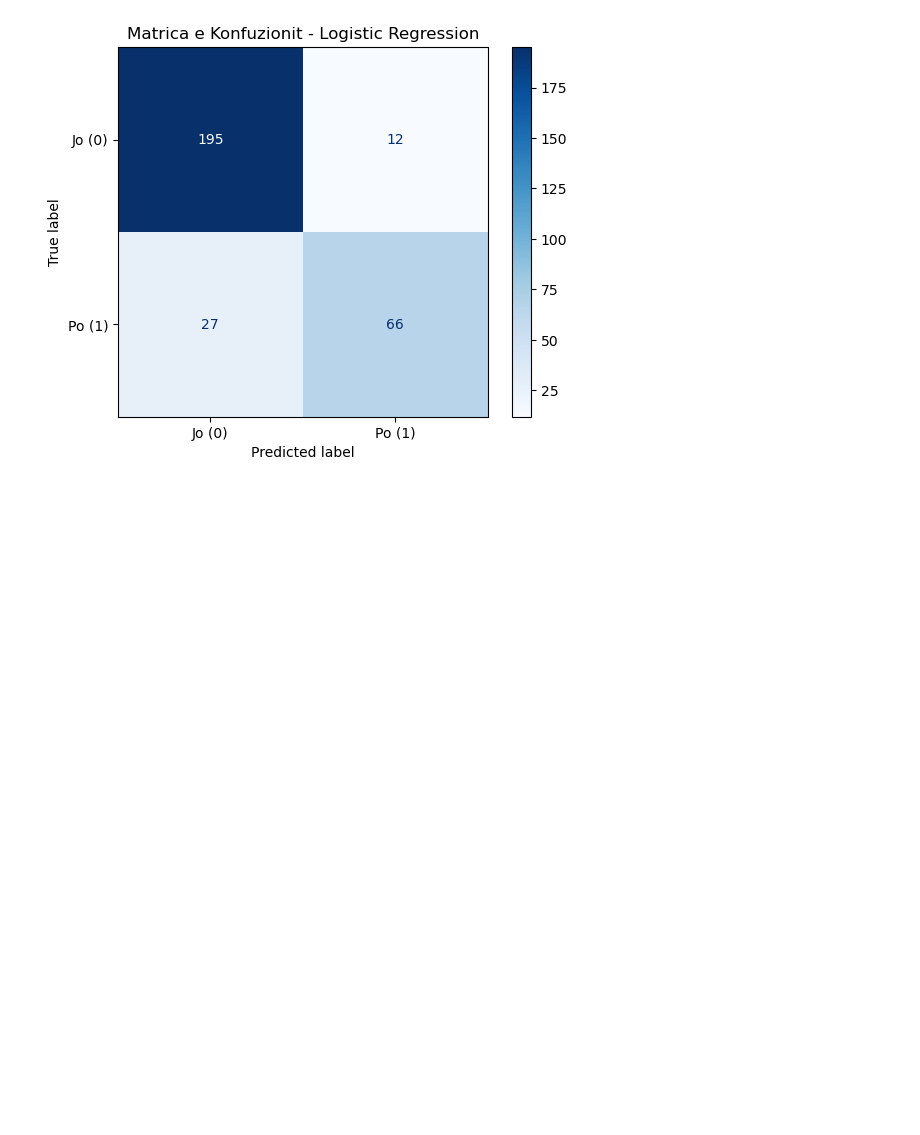
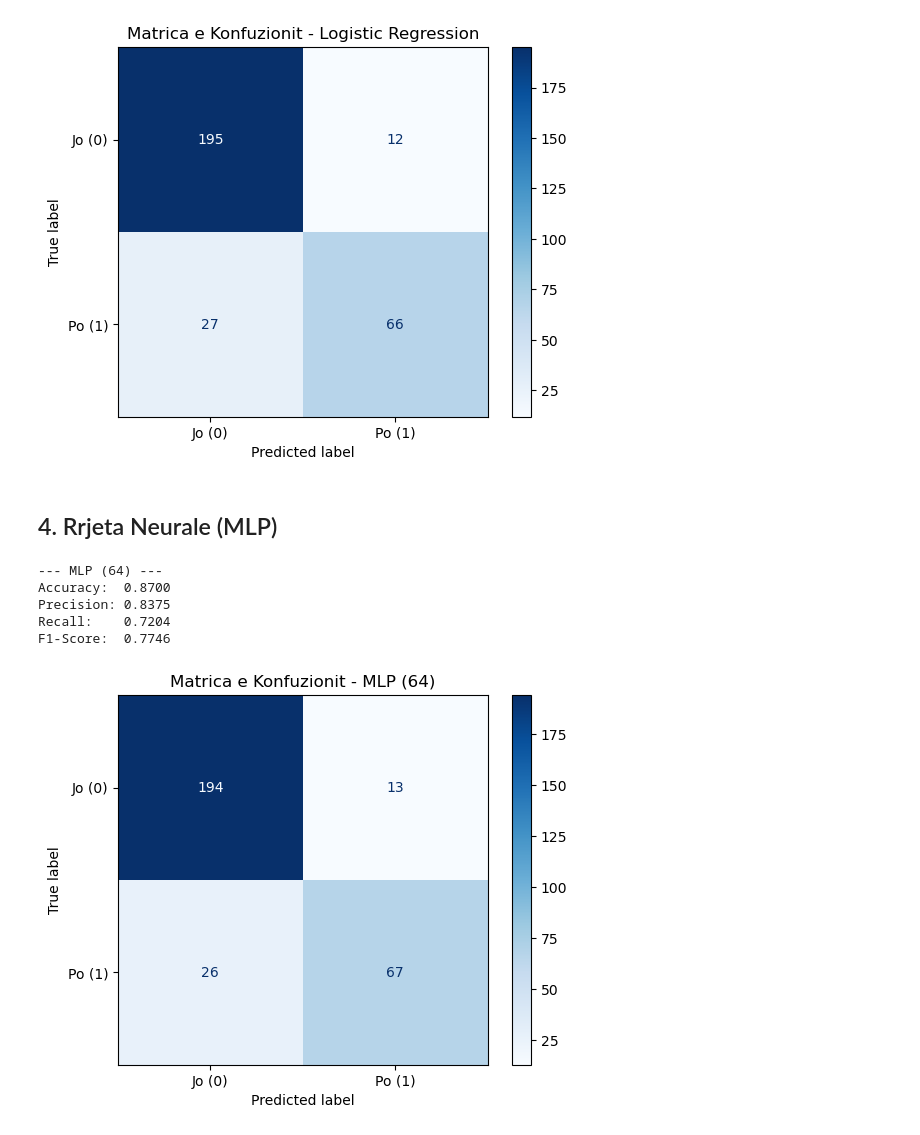
Before and after one commit to ArdianAsani/jobmatch-ml, a Jupyter notebook: notebooks/jobmatch_ml.ipynb, the cells around one changed output. Cells and saved outputs as stored; diff of their text form; code cells hidden in the pictures; blank space fills up the shorter version.

```diff
--- a/notebooks/jobmatch_ml.ipynb
+++ b/notebooks/jobmatch_ml.ipynb
@@ -336,3 +394,22 @@ Precision: 0.8462
 Recall:    0.7097
 F1-Score:  0.7719
 [figure]
+# %% [markdown]
+## 4. Rrjeta Neurale (MLP)
+# %%
+# 23. Klasifikuesi 5: Rrjete Neurale (MLP - Multi-Layer Perceptron)
+# Arkitektura 1: nje shtrese e fshehur me 64 njesi, aktivizim ReLU
+from sklearn.neural_network import MLPClassifier
+
+mlp_1 = MLPClassifier(hidden_layer_sizes=(64,), activation='relu',
+                      solver='adam', max_iter=500, random_state=42)
+mlp_1.fit(X_train_scaled, y_train)
+
+y_pred_mlp1 = vlereso_klasifikuesin('MLP (64)', mlp_1, X_test_scaled, y_test)
+# %% [output]
+--- MLP (64) ---
+Accuracy:  0.8700
+Precision: 0.8375
+Recall:    0.7204
+F1-Score:  0.7746
+[figure, added]
```
Also changed, not shown: parts of 10 cells of this notebook.
